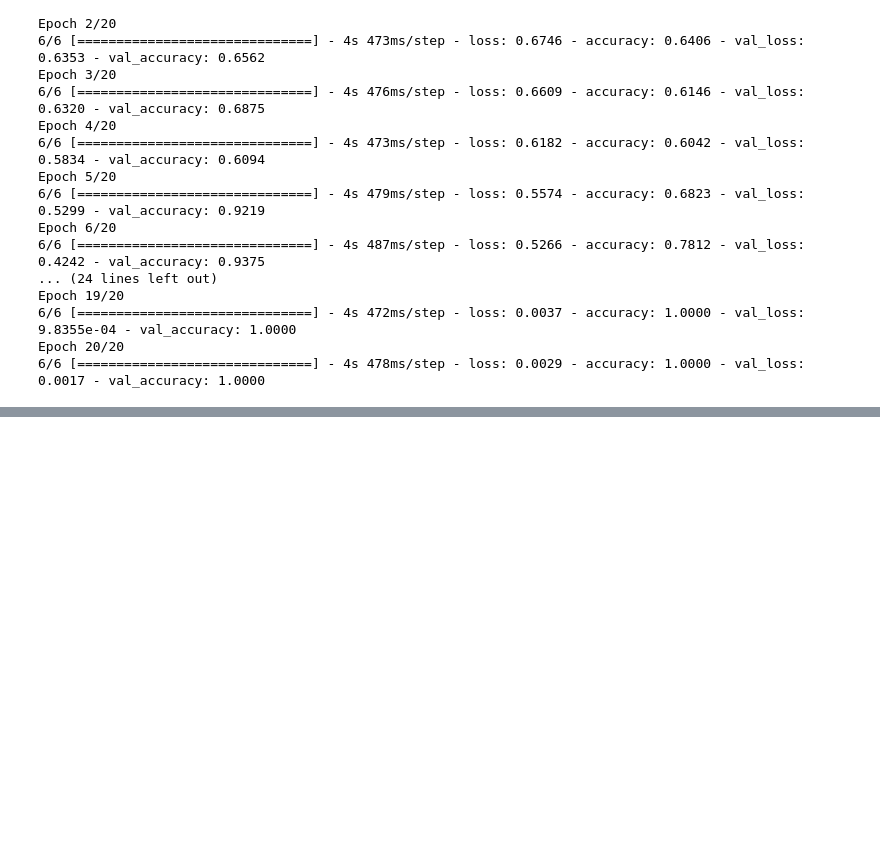
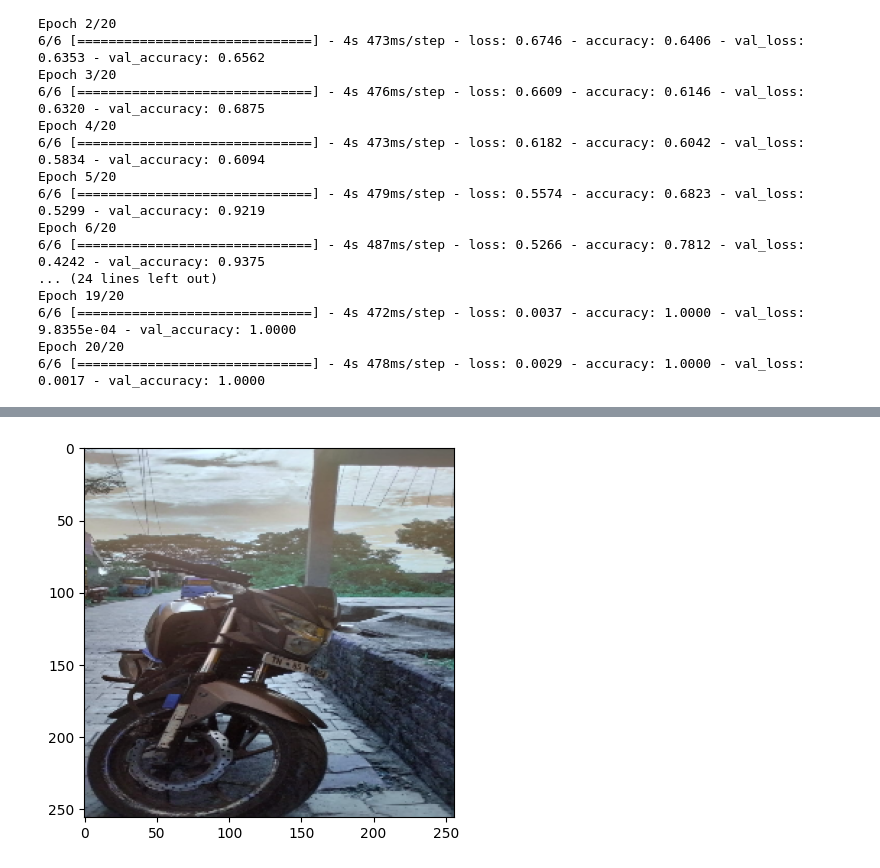
Before and after one commit to jackmikejk/Image_Classifier_Nicolas, a Jupyter notebook: Image Classification_Nicolas.ipynb, the cells around one changed output, grey strips where cells are left out. Drawn from its saved outputs; the diff is of its cells as text; code cells hidden in the pictures; blank space fills up the shorter version.

```diff
--- a/Image Classification_Nicolas.ipynb
+++ b/Image Classification_Nicolas.ipynb
@@ -210,0 +262,6 @@ Epoch 20/20
+# %%
+resize = tf.image.resize(imge, (256, 256))
+plt.imshow(resize.numpy().astype(int))
+plt.show()
+# %% [output]
+[figure, added]
```
Also changed, not shown: parts of 19 cells of this notebook.
